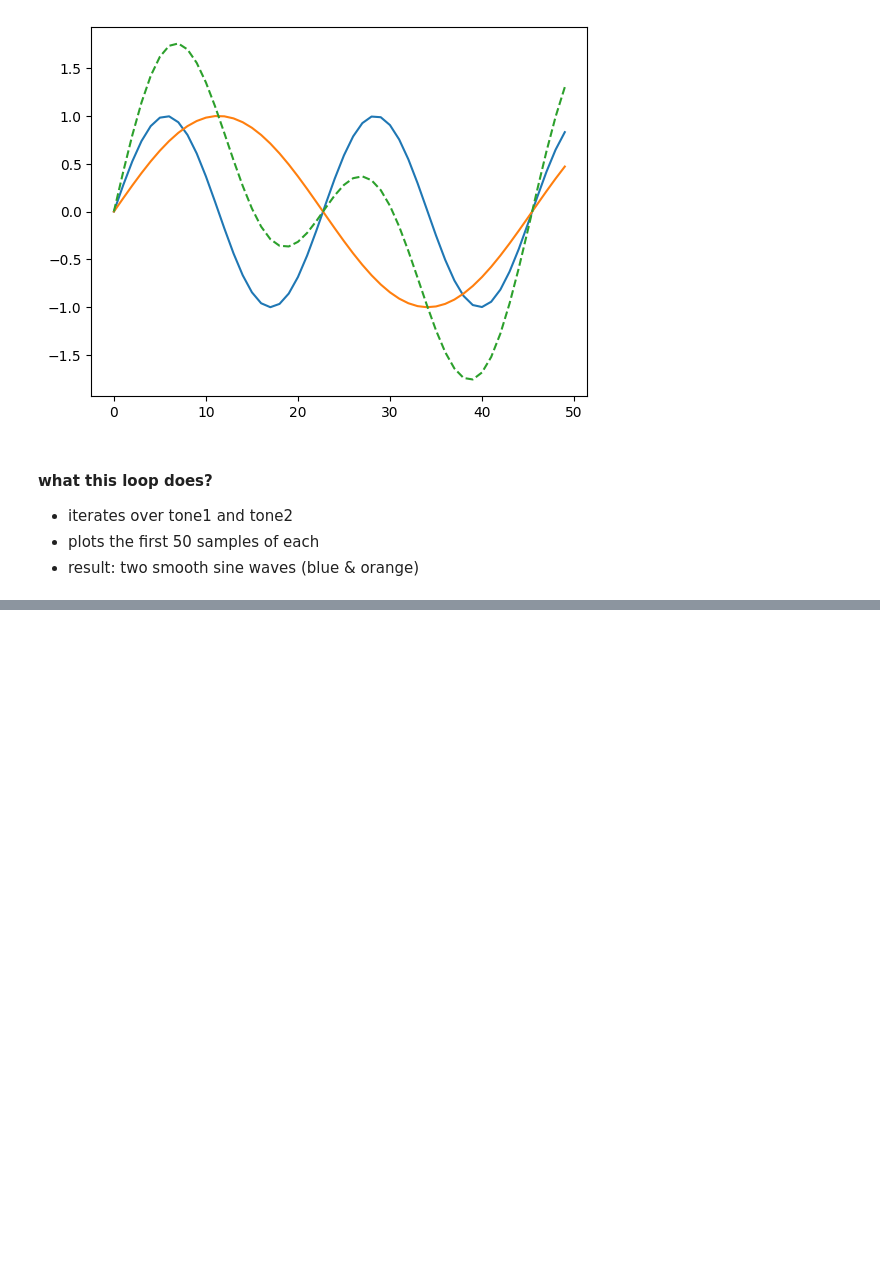
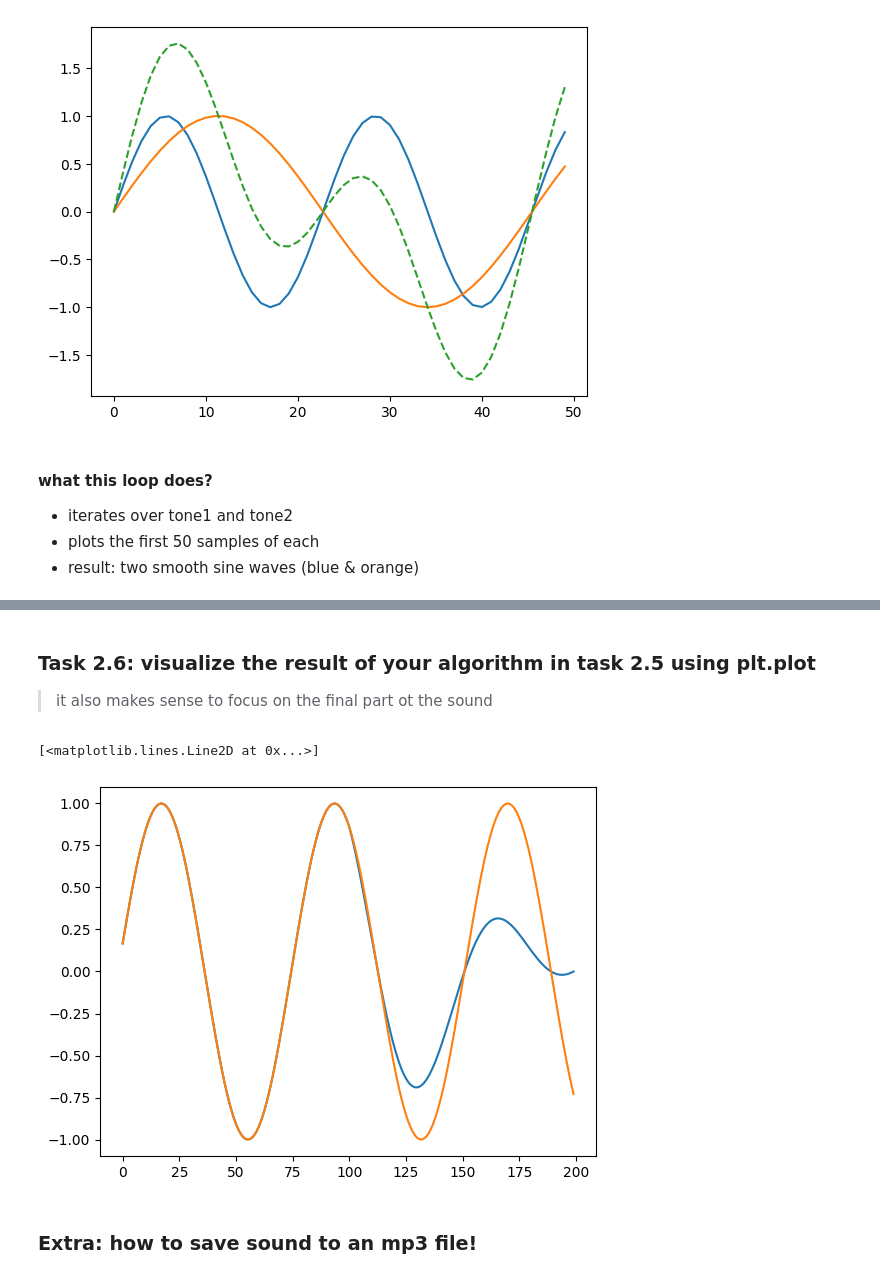
Before and after one commit to integralong/MAS4115, a Jupyter notebook: 8_audio_with_numpy_unsolved.ipynb, the cells around one changed output, grey strips where cells are left out. Drawn from its saved outputs; the diff is of its cells as text; code cells hidden in the pictures; blank space fills up the shorter version.

```diff
--- a/8_audio_with_numpy_unsolved.ipynb
+++ b/8_audio_with_numpy_unsolved.ipynb
@@ -406,0 +442,16 @@ plt.plot((tone1 + tone2)[:50], '--')
+# %%
+def fade_out(tone, last_n=1000):
+  '''
+  Return a new tone represented as an np.array so that
+  the annoying click in 'tone' at the end disappears.
+
+  Preferably, keep the length of 'tone' the same.
+  '''
+  new_tone = tone.copy()
+  new_tone[-last_n:] *= np.linspace(1, 0, last_n)
+  return new_tone
+# %%
+# for example:
+some_tone = make_tone(c_4_freq)
+new_tone = fade_out(some_tone, 100) # some_tone gets modified
+play_sound(new_tone) # now it should sound nice
@@ -406,0 +470,11 @@ plt.plot((tone1 + tone2)[:50], '--')
+# %% [markdown]
+### Task 2.6: visualize the result of your algorithm in task 2.5 using plt.plot
+> it also makes sense to focus on the final part ot the sound
+# %%
+plt.plot(new_tone[-200:])
+plt.plot(some_tone[-200:])
+# %% [output]
+[<matplotlib.lines.Line2D at 0x...>]
+[figure, added]
+# %% [markdown]
+### Extra: how to save sound to an mp3 file!
```
Also changed, not shown: parts of 9 cells of this notebook.
